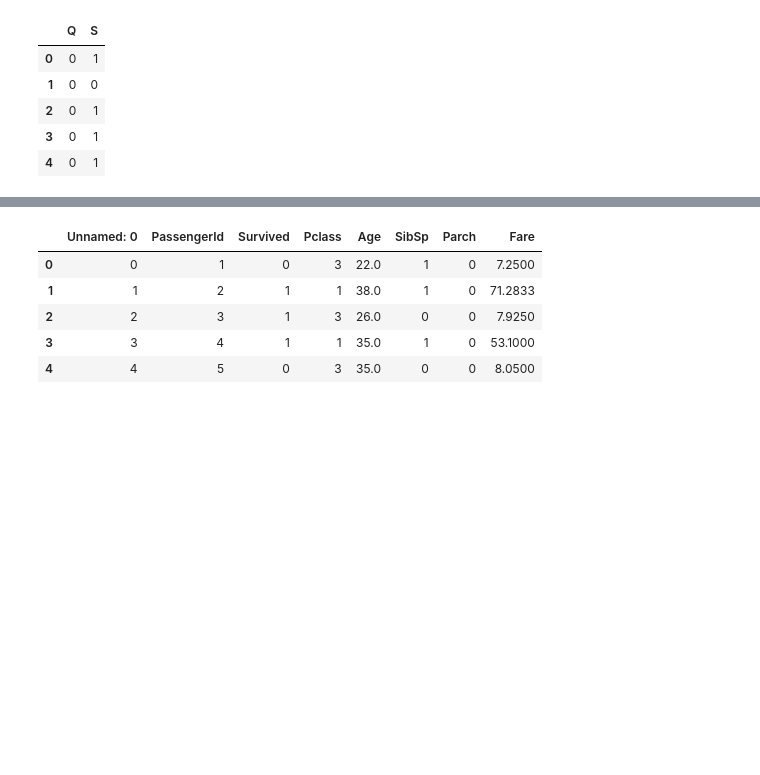
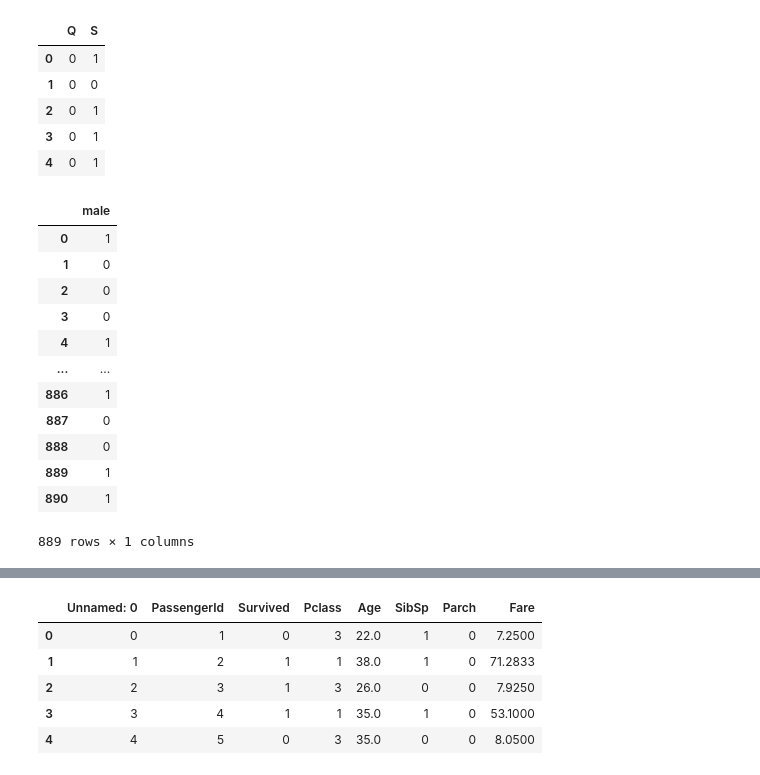
Before and after one commit to gauravk2050/Data_Science, a Jupyter notebook: 07_05_2021_EDA.ipynb, the cells around one changed output, grey strips where cells are left out. Drawn from its saved outputs; the diff is of its cells as text; code cells hidden in the pictures; blank space fills up the shorter version.

```diff
--- a/07_05_2021_EDA.ipynb
+++ b/07_05_2021_EDA.ipynb
@@ -212,3 +212,19 @@ pd.get_dummies(train['Embarked'],drop_first=True).head()
 # %%
 sex = pd.get_dummies(train['Sex'],drop_first=True)
 embark = pd.get_dummies(train['Embarked'],drop_first=True)
+# %%
+sex
+# %% [output]
+|  | male |
+| 0 | 1 |
+| 1 | 0 |
+| 2 | 0 |
+| 3 | 0 |
+| 4 | 1 |
+| ... | ... |
+| 886 | 1 |
+| 887 | 0 |
+| 888 | 0 |
+| 889 | 1 |
+| 890 | 1 |
+889 rows × 1 columns
```
Also changed, not shown: parts of 8 cells of this notebook.
